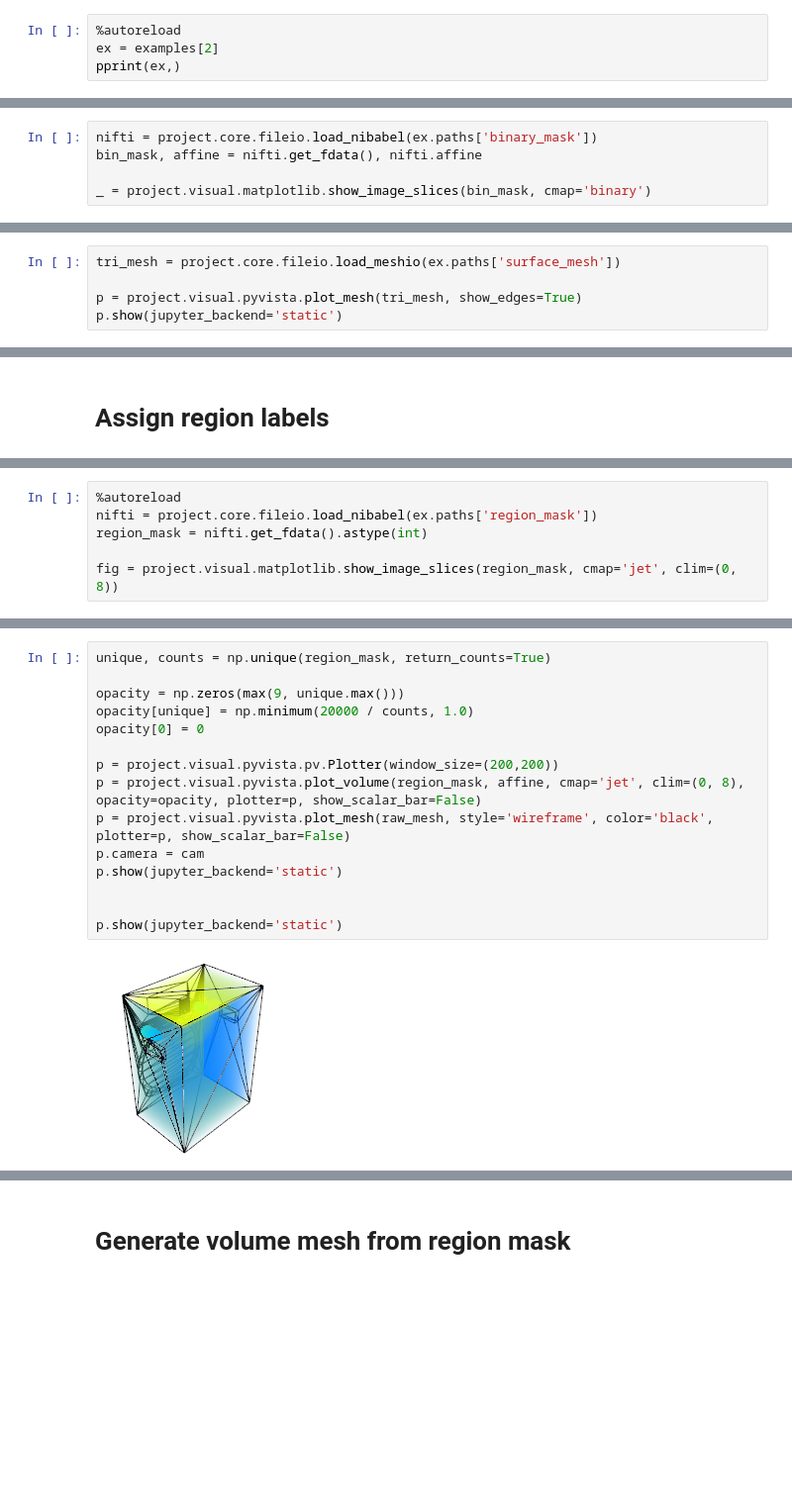
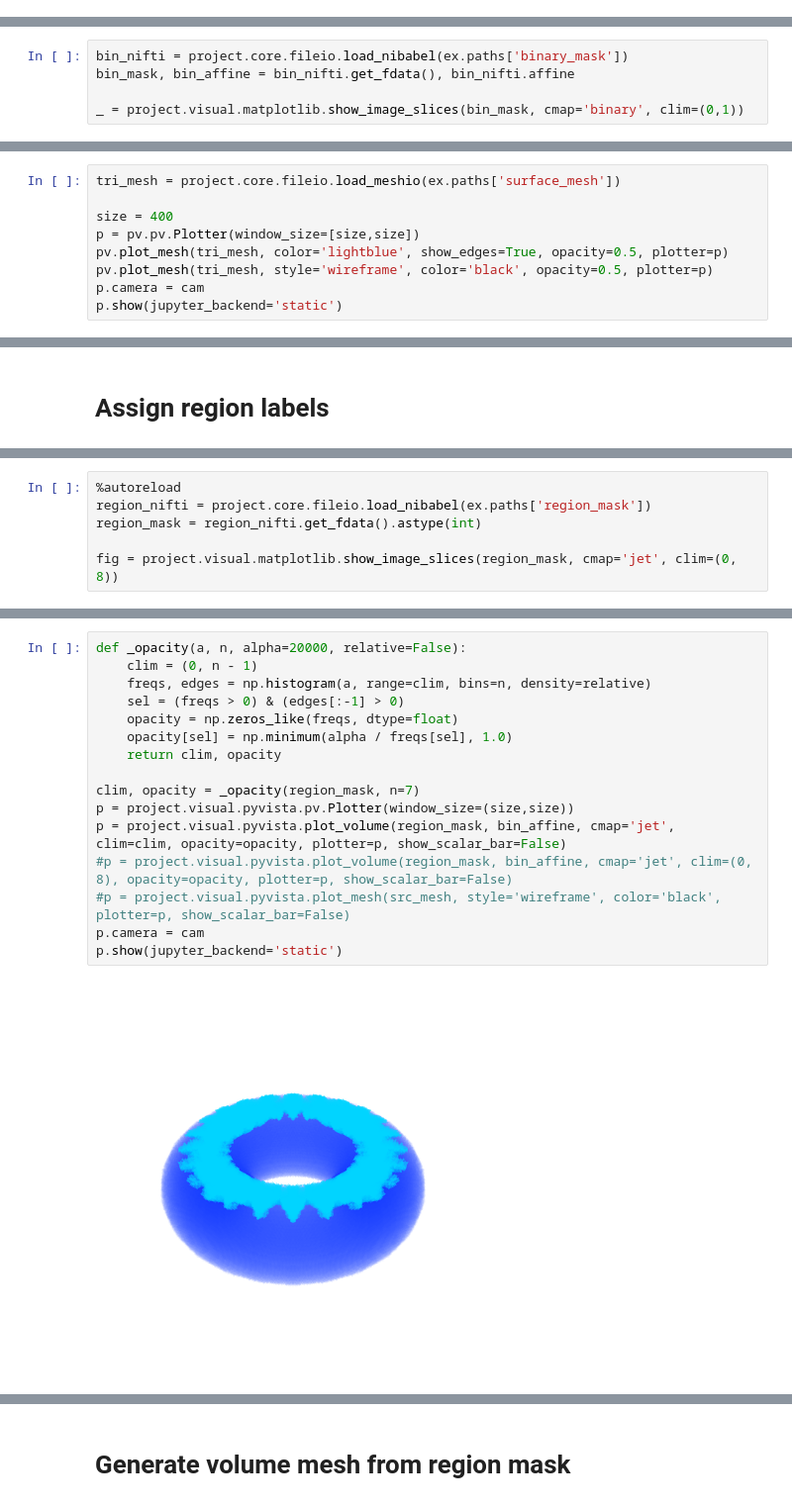
Before and after one commit to mattragoza/lung-project, a Jupyter notebook: notebooks/shapenet/01-preprocessing.ipynb, the cells around one changed output, grey strips where cells are left out. Shown at 99% size. Drawn from its saved outputs; the diff is of its cells as text; blank space fills up the shorter version.

```diff
--- a/notebooks/shapenet/01-preprocessing.ipynb
+++ b/notebooks/shapenet/01-preprocessing.ipynb
@@ -60,4 +69,0 @@ list(len=12288)
-# %%
-%autoreload
-ex = examples[2]
-pprint(ex,)
@@ -123,7 +150,7 @@ Saving ../../data/ShapeNetSem/TEST/101354f9d8dede686f7b08d9de913afe/masks/binary
 Done
 # %%
-nifti = project.core.fileio.load_nibabel(ex.paths['binary_mask'])
-bin_mask, affine = nifti.get_fdata(), nifti.affine
+bin_nifti = project.core.fileio.load_nibabel(ex.paths['binary_mask'])
+bin_mask, bin_affine = bin_nifti.get_fdata(), bin_nifti.affine
 
-_ = project.visual.matplotlib.show_image_slices(bin_mask, cmap='binary')
+_ = project.visual.matplotlib.show_image_slices(bin_mask, cmap='binary', clim=(0,1))
 # %% [output]
@@ -170,6 +195,10 @@ Done
 # %%
 tri_mesh = project.core.fileio.load_meshio(ex.paths['surface_mesh'])
 
-p = project.visual.pyvista.plot_mesh(tri_mesh, show_edges=True)
+size = 400
+p = pv.pv.Plotter(window_size=[size,size])
+pv.plot_mesh(tri_mesh, color='lightblue', show_edges=True, opacity=0.5, plotter=p)
+pv.plot_mesh(tri_mesh, style='wireframe', color='black', opacity=0.5, plotter=p)
+p.camera = cam
 p.show(jupyter_backend='static')
 # %% [output]
@@ -191,7 +233,7 @@ Assigning labels to voxels
 # %%
 %autoreload
-nifti = project.core.fileio.load_nibabel(ex.paths['region_mask'])
-region_mask = nifti.get_fdata().astype(int)
+region_nifti = project.core.fileio.load_nibabel(ex.paths['region_mask'])
+region_mask = region_nifti.get_fdata().astype(int)
 
 fig = project.visual.matplotlib.show_image_slices(region_mask, cmap='jet', clim=(0, 8))
 # %% [output]
@@ -200,17 +248,18 @@ Loading ../../data/ShapeNetSem/TEST/101354f9d8dede686f7b08d9de913afe/masks/regio
 # %%
-unique, counts = np.unique(region_mask, return_counts=True)
+def _opacity(a, n, alpha=20000, relative=False):
+    clim = (0, n - 1)
+    freqs, edges = np.histogram(a, range=clim, bins=n, density=relative)
+    sel = (freqs > 0) & (edges[:-1] > 0)
+    opacity = np.zeros_like(freqs, dtype=float)
+    opacity[sel] = np.minimum(alpha / freqs[sel], 1.0)
+    return clim, opacity
 
-opacity = np.zeros(max(9, unique.max()))
-opacity[unique] = np.minimum(20000 / counts, 1.0)
-opacity[0] = 0
-
-p = project.visual.pyvista.pv.Plotter(window_size=(200,200))
-p = project.visual.pyvista.plot_volume(region_mask, affine, cmap='jet', clim=(0, 8), opacity=opacity, plotter=p, show_scalar_bar=False)
-p = project.visual.pyvista.plot_mesh(raw_mesh, style='wireframe', color='black', plotter=p, show_scalar_bar=False)
+clim, opacity = _opacity(region_mask, n=7)
+p = project.visual.pyvista.pv.Plotter(window_size=(size,size))
+p = project.visual.pyvista.plot_volume(region_mask, bin_affine, cmap='jet', clim=clim, opacity=opacity, plotter=p, show_scalar_bar=False)
+#p = project.visual.pyvista.plot_volume(region_mask, bin_affine, cmap='jet', clim=(0, 8), opacity=opacity, plotter=p, show_scalar_bar=False)
+#p = project.visual.pyvista.plot_mesh(src_mesh, style='wireframe', color='black', plotter=p, show_scalar_bar=False)
 p.camera = cam
 p.show(jupyter_backend='static')
-
-
-p.show(jupyter_backend='static')
 # %% [output]
-[figure, old version]
+[figure, new version]
```
Also changed, not shown: parts of 29 cells of this notebook, 18 other files.
